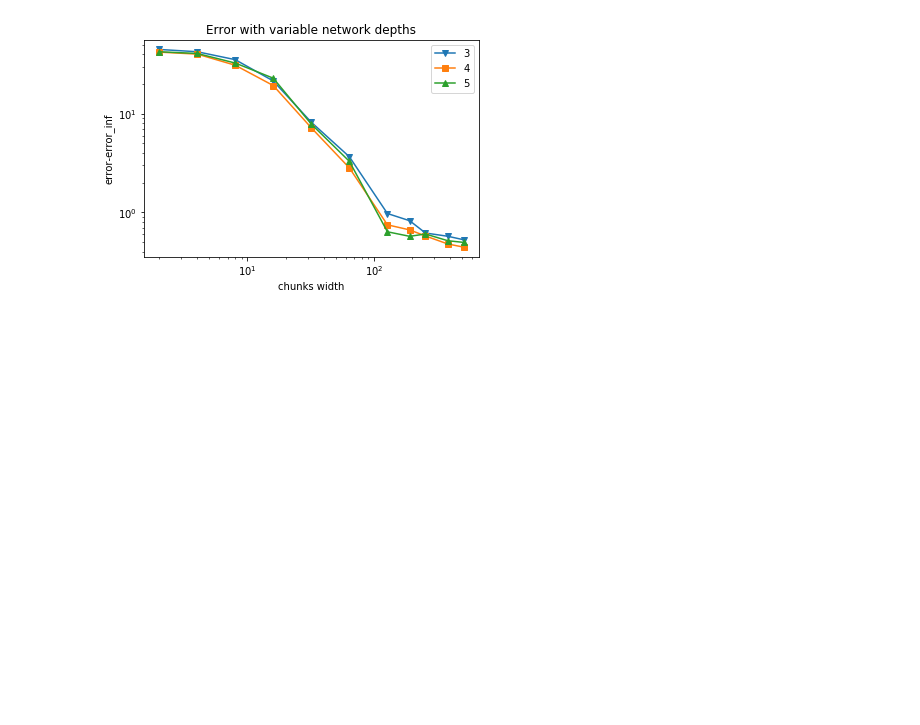
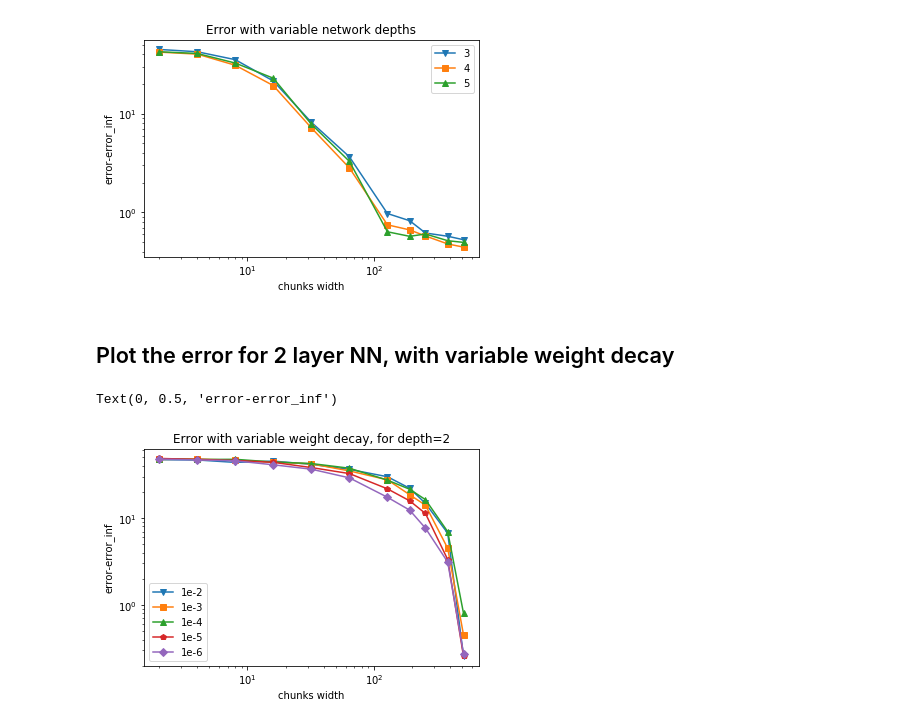
Before and after one commit to fcaretti/mitosis_MNIST, a Jupyter notebook: Notebook for plots.ipynb, the cells around one changed output. Drawn from its saved outputs; the diff is of its cells as text; code cells hidden in the pictures; blank space fills up the shorter version.

```diff
--- a/Notebook for plots.ipynb
+++ b/Notebook for plots.ipynb
@@ -65,3 +65,32 @@ plt.ylabel('error-error_inf')
 # %% [output]
 Text(0, 0.5, 'error-error_inf')
 [figure]
+# %% [markdown]
+## Plot the error for 2 layer NN, with variable weight decay
+# %%
+depth=2
+W=512
+input_dim=784
+
+wds=[1e-2,1e-3,1e-4,1e-5,1e-6]
+x_array=np.load(f'./arrays/sizes_{depth}_layer_{W}_inputdim_{input_dim}_wd_{1e-4}.npy')
+y_arrays=[]
+for i in range(len(wds)):
+    y_arrays.append(np.load(f'./arrays/error_{depth}_layer_{W}_inputdim_{input_dim}_wd_{wds[i]}.npy'))
+# %%
+fig = plt.figure()
+ax = plt.gca()
+ax.plot(x_array,y_arrays[0],marker="v",label="1e-2")
+ax.plot(x_array,y_arrays[1],marker="s",label="1e-3")
+ax.plot(x_array,y_arrays[2],marker="^",label="1e-4")
+ax.plot(x_array,y_arrays[3],marker="p",label="1e-5")
+ax.plot(x_array,y_arrays[4],marker="D",label="1e-6")
+ax.set_title('Error with variable weight decay, for depth=2')
+ax.set_yscale('log')
+ax.set_xscale('log')
+ax.legend()
+plt.xlabel('chunks width')
+plt.ylabel('error-error_inf')
+# %% [output]
+Text(0, 0.5, 'error-error_inf')
+[figure, added]
```
Also changed, not shown: 1 other file.
